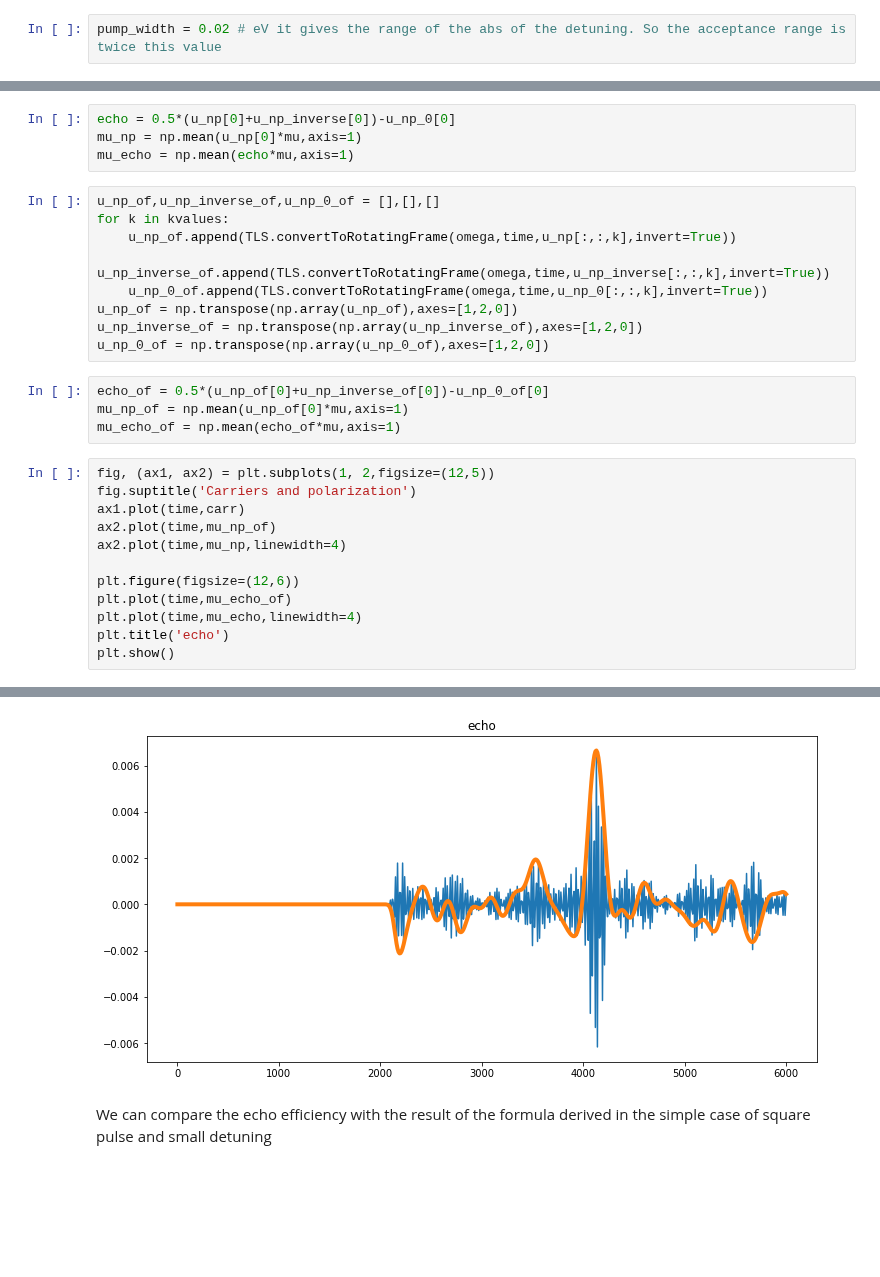
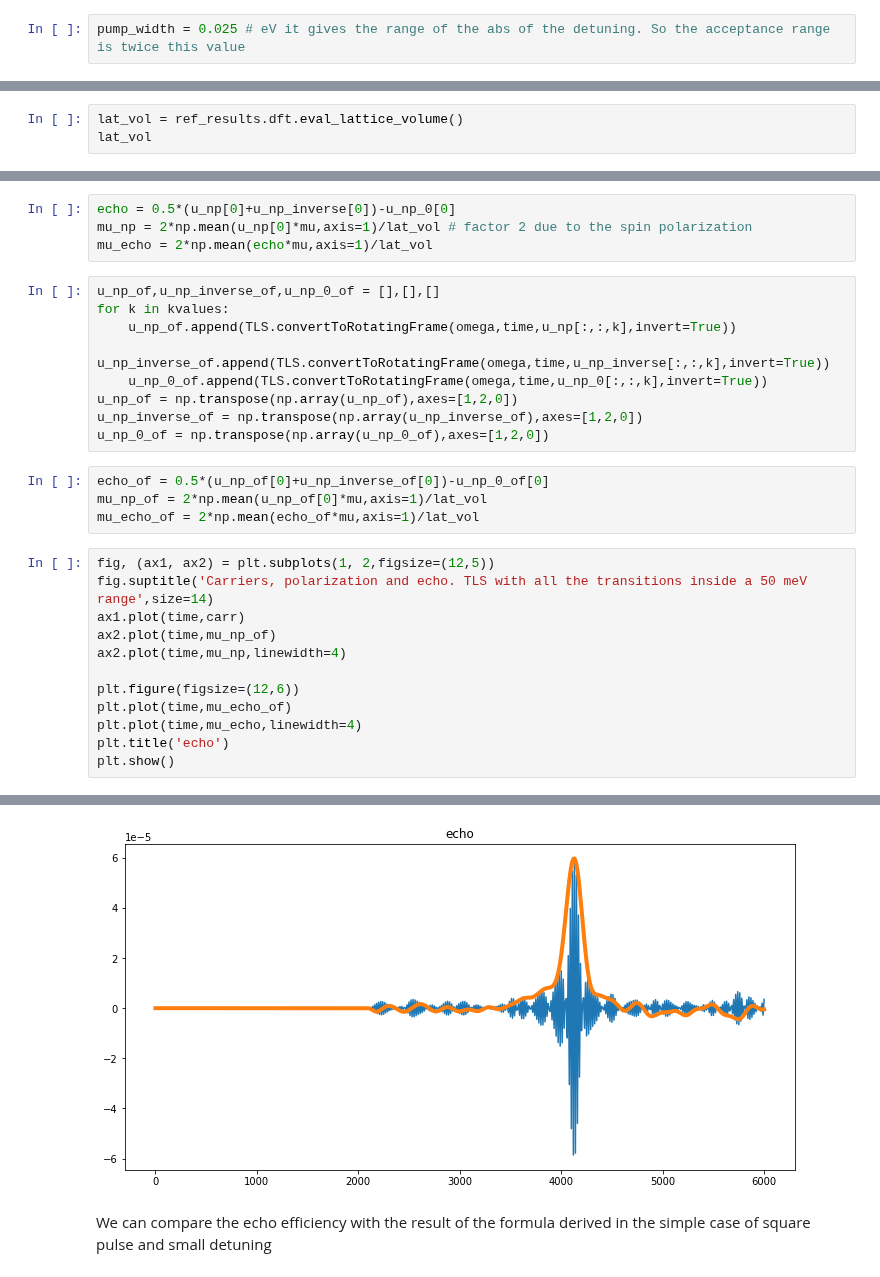
Before and after one commit to marcodalessandro76/Echo_mechanisms_decay_time_optical_orientation, a Jupyter notebook: TLS_FWM.ipynb, the cells around one changed output, grey strips where cells are left out. Saved outputs shown, nothing was run; the diff lists cells and outputs as text; blank space fills up the shorter version.

```diff
--- a/TLS_FWM.ipynb
+++ b/TLS_FWM.ipynb
@@ -981,7 +988,7 @@ __Include all the transition inside a given energy with respect to the pump__
 We extract all the transition energies, and associated dipoles, that are inside a given energy range
 respect to the pump energy.
 # %%
-pump_width = 0.02 # eV it gives the range of the abs of the detuning. So the acceptance range is twice this value
+pump_width = 0.025 # eV it gives the range of the abs of the detuning. So the acceptance range is twice this value
 # %%
 de_cv= []
 mu = []
@@ -1062,0 +1070,3 @@ Loop executed in 00:00:31
+# %%
+lat_vol = ref_results.dft.eval_lattice_volume()
+lat_vol
@@ -1063,7 +1075,7 @@ Loop executed in 00:00:31
 # %%
 echo = 0.5*(u_np[0]+u_np_inverse[0])-u_np_0[0]
-mu_np = np.mean(u_np[0]*mu,axis=1)
-mu_echo = np.mean(echo*mu,axis=1)
+mu_np = 2*np.mean(u_np[0]*mu,axis=1)/lat_vol # factor 2 due to the spin polarization
+mu_echo = 2*np.mean(echo*mu,axis=1)/lat_vol
 # %%
 u_np_of,u_np_inverse_of,u_np_0_of = [],[],[]
 for k in kvalues:
@@ -1075,11 +1087,11 @@ u_np_inverse_of = np.transpose(np.array(u_np_inverse_of),axes=[1,2,0])
 u_np_0_of = np.transpose(np.array(u_np_0_of),axes=[1,2,0])
 # %%
 echo_of = 0.5*(u_np_of[0]+u_np_inverse_of[0])-u_np_0_of[0]
-mu_np_of = np.mean(u_np_of[0]*mu,axis=1)
-mu_echo_of = np.mean(echo_of*mu,axis=1)
+mu_np_of = 2*np.mean(u_np_of[0]*mu,axis=1)/lat_vol
+mu_echo_of = 2*np.mean(echo_of*mu,axis=1)/lat_vol
 # %%
 fig, (ax1, ax2) = plt.subplots(1, 2,figsize=(12,5))
-fig.suptitle('Carriers and polarization')
+fig.suptitle('Carriers, polarization and echo. TLS with all the transitions inside a 50 meV range',size=14)
 ax1.plot(time,carr)
 ax2.plot(time,mu_np_of)
 ax2.plot(time,mu_np,linewidth=4)
@@ -1094,4 +1106,4 @@ plt.show()
-[figure, old version]
+[figure, new version]
 # %% [markdown]
 We can compare the echo efficiency with the result of the formula derived in the simple case of square pulse and small detuning
 # %%
```
Also changed, not shown: parts of 17 cells of this notebook, 7 other files.
